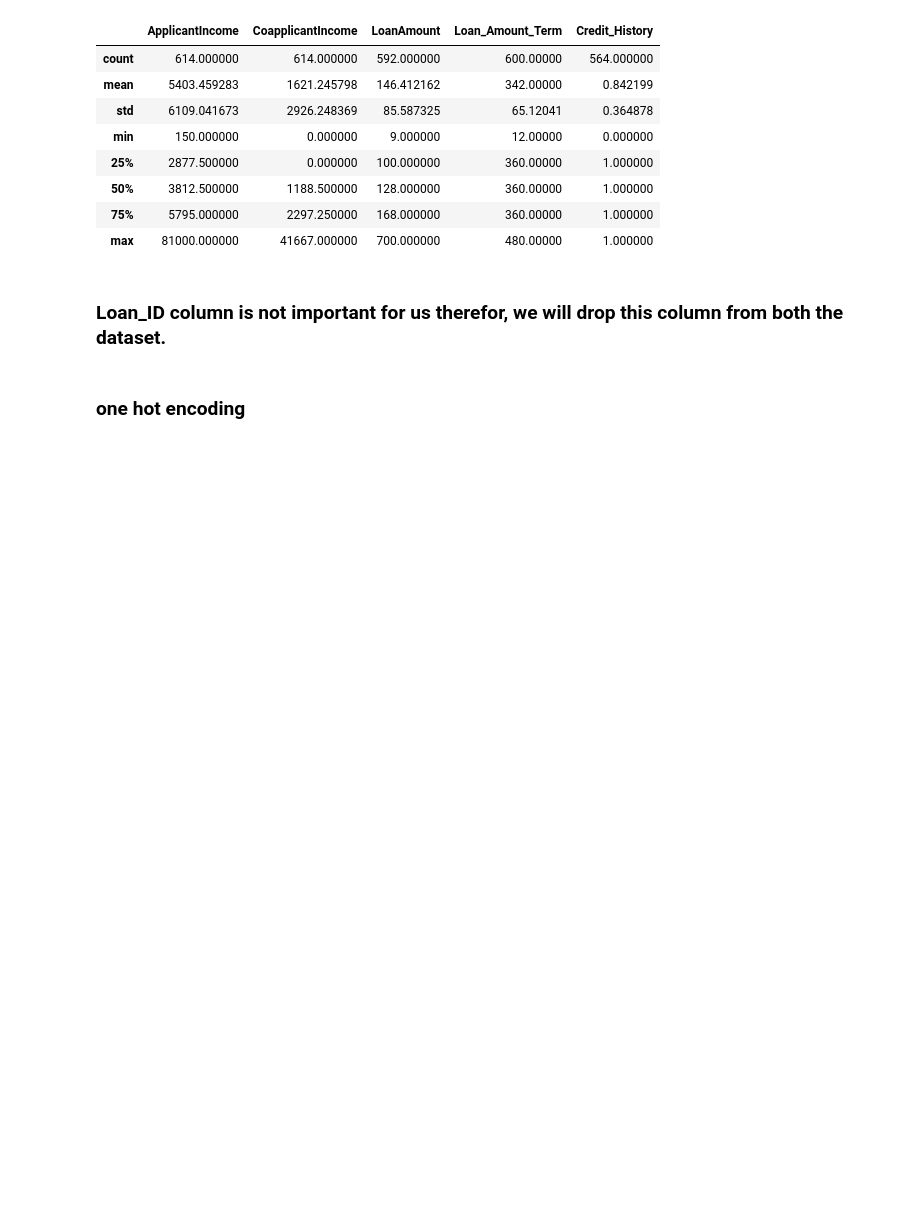
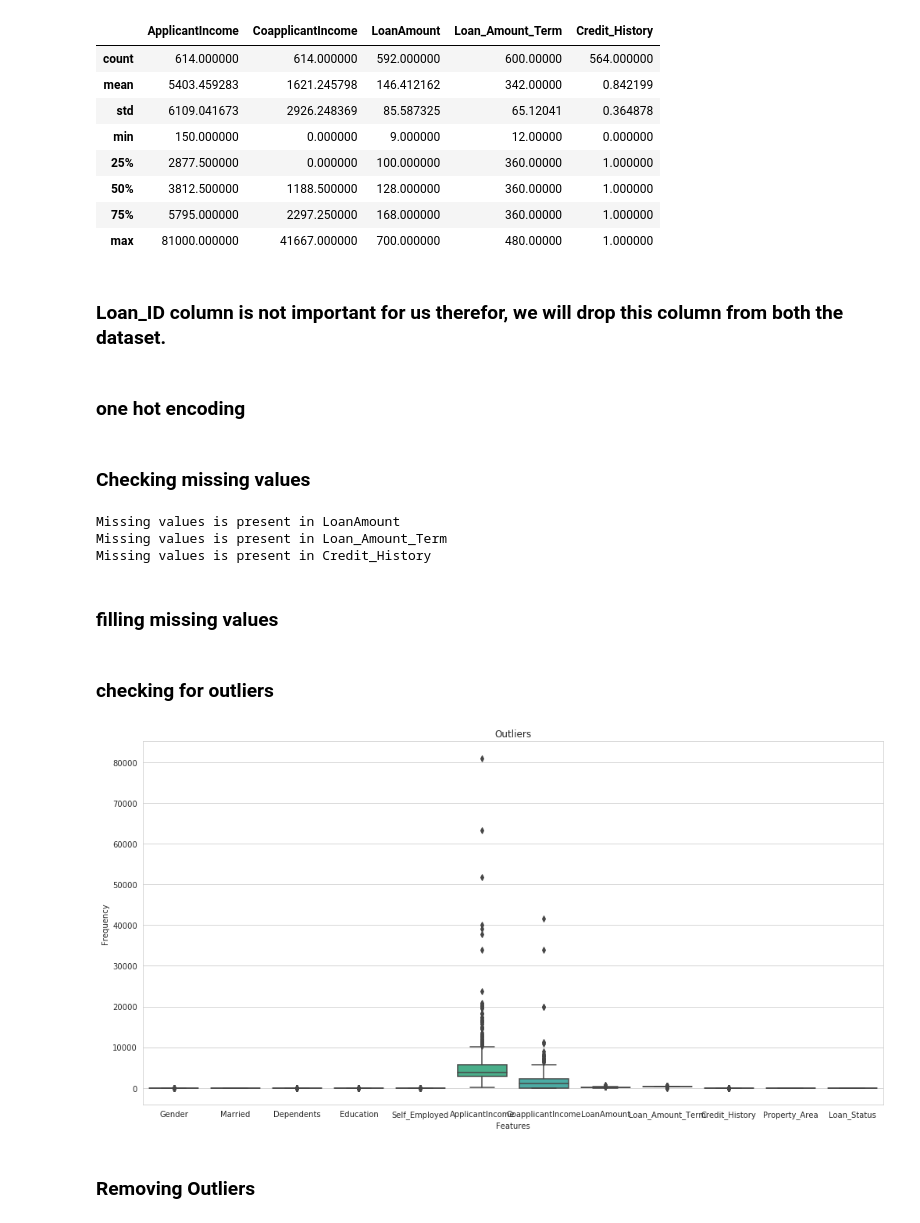
Before and after one commit to Abhishek768/Analytics_Vidhya_Loan_Prediction, a Jupyter notebook: loan_prediction.ipynb, the cells around one changed output. Saved outputs shown, nothing was run; the diff lists cells and outputs as text; code cells hidden in the pictures; blank space fills up the shorter version.

```diff
--- a/loan_prediction.ipynb
+++ b/loan_prediction.ipynb
@@ -72,3 +72,32 @@ train_df.drop('Loan_ID', axis=1, inplace=True)
 for i in train_df.columns:
     if train_df[i].dtype == 'object':
         train_df[i] = pd.Categorical(train_df[i]).codes
+# %% [markdown]
+### Checking missing values
+# %%
+for i in train_df.columns:
+    if train_df[i].isnull().sum() != 0:
+        print("Missing values is present in {0}".format(i))
+# %% [output]
+Missing values is present in LoanAmount
+Missing values is present in Loan_Amount_Term
+Missing values is present in Credit_History
+# %% [markdown]
+### filling missing values
+# %%
+for i in train_df.columns:
+    if train_df[i].isnull().sum() != 0:
+        train_df[i].fillna(train_df[i].median(), inplace=True)
+# %% [markdown]
+### checking for outliers
+# %%
+plt.figure(figsize=(14,7));
+sns.boxplot(data = train_df);
+plt.tight_layout();
+plt.title('Outliers');
+plt.xlabel('Features');
+plt.ylabel('Frequency');
+# %% [output]
+[figure, added]
+# %% [markdown]
+### Removing Outliers
```
Also changed, not shown: parts of 6 cells of this notebook.
